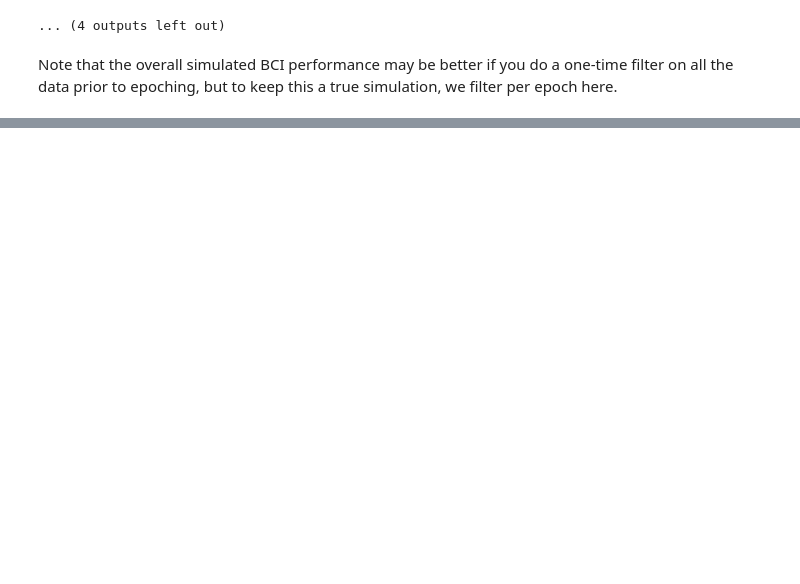
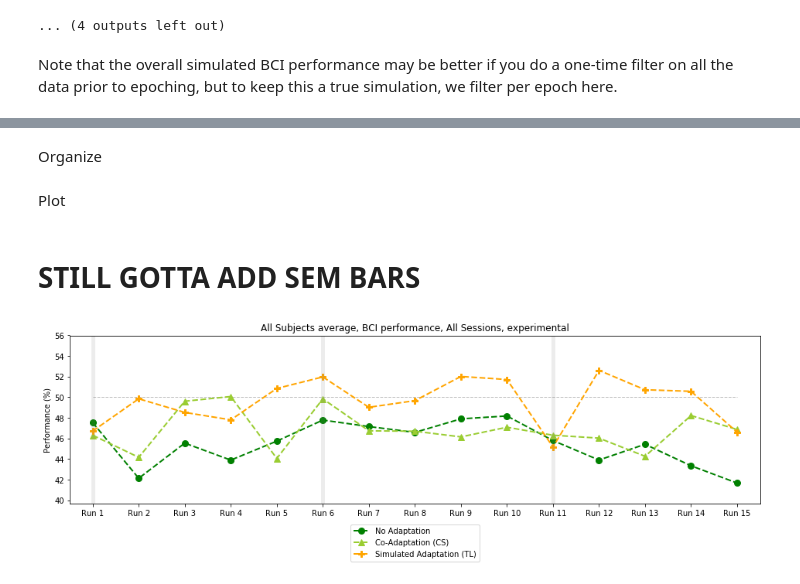
Before and after one commit to lpjiang97/EEG-CoAdaptation, a Jupyter notebook: Analysis/Plot_Performance_Over_All_Sessions.ipynb, the cells around one changed output, grey strips where cells are left out. Cells and saved outputs as stored; diff of their text form; code cells hidden in the pictures; blank space fills up the shorter version.

```diff
--- a/Analysis/Plot_Performance_Over_All_Sessions.ipynb
+++ b/Analysis/Plot_Performance_Over_All_Sessions.ipynb
@@ -656,6 +691,7 @@ subject_group_all = [1,1,1,1,1,1,1,1,2,2,2,2,2,2,2,2,2,2]
 orig_scores = list()
 sim_scores = list()
 sim_TL_scores = list()
+actual_scores = list()
 X_orig_all = dict()
 y_orig_all = dict()
 X_sim_all = dict()
@@ -735,6 +771,11 @@ for subjID in subjID_all:
             X_sim_TL_all[counter] = X
             y_sim_TL_all[counter] = y
 
+            # Get behavioral score for not simulated
+            actual, TL = GetBehavioralTL_single(runOfInt, behavioralData, hasBaseline)
+            correct_all = len(np.where(TL==actual)[0])/len(TL)*100
+            actual_scores.append(correct_all)
+
             # Store values
             orig_scores.append(orig_score)
             sim_scores.append(sim_score)
@@ -743,4 +784,5 @@ for subjID in subjID_all:
             clf_sim_all[counter] = clf_sim
             clf_sim_TL_all[counter] = clf_sim_TL
             counter += 1
+
     subject_count += 1
@@ -748,0 +860,2 @@ for subjID in subjID_all:
+# %% [markdown]
+Organize
@@ -748,0 +903,40 @@ for subjID in subjID_all:
+# %% [markdown]
+Plot
+# %%
+min_all = np.min([np.min(co_adaptation_means),np.min(no_adaptation_means),
+                  np.min(sim_scores_adapt_means),np.min(sim_scores_no_adapt_means)])
+max_all = np.max([np.max(co_adaptation_means),np.max(no_adaptation_means),
+                  np.max(sim_scores_adapt_means),np.max(sim_scores_no_adapt_means)])
+# %% [markdown]
+# STILL GOTTA ADD SEM BARS
+# %%
+fig = plt.figure(figsize=(16,4))
+
+plt.plot(no_adaptation_means, color='green', marker='o', markersize=8,
+         linestyle='dashed', linewidth=2)
+#plt.errorbar()
+plt.plot(co_adaptation_means, color='yellowgreen', marker='^', markersize=8,
+     linestyle='dashed', linewidth=2)
+plt.plot(sim_TL_scores_means, color='orange', marker='P', markersize=8,
+     linestyle='dashed', linewidth=2)
+plt.title('All Subjects average, BCI performance, All Sessions, ' + model_type)
+lgd = plt.legend(['No Adaptation','Co-Adaptation (CS)','Simulated Adaptation (TL)','Chance'],
+          loc='upper center', bbox_to_anchor=(0.5, -0.10))
+# Plot properties
+plt.xticks([0, 1, 2, 3, 4, 5, 6, 7, 8, 9, 10, 11, 12, 13, 14],
+           ['Run 1','Run 2','Run 3','Run 4','Run 5','Run 6','Run 7','Run 8','Run 9','Run 10',
+           'Run 11','Run 12','Run 13','Run 14','Run 15'])
+plt.ylabel('Performance (%)')
+plt.hlines(y=50, xmin=0, xmax=14, color='gray', linestyles='dashed',
+           linewidth=1, alpha=0.5)
+plt.axvline(x=0, alpha=0.15, linewidth=5, color='gray', linestyle='solid')
+plt.axvline(x=5, alpha=0.15, linewidth=5, color='gray', linestyle='solid')
+plt.axvline(x=10, alpha=0.15, linewidth=5, color='gray', linestyle='solid')
+plt.ylim([min_all-2, max_all+2])
+plt.xlim([-0.5,14.5])
+
+plt.show()
+fig.savefig('Figures/' + subjID + '_Performance_Session-all_' + model_type + '.png',
+            bbox_extra_artists=(lgd,), bbox_inches='tight')
+# %% [output]
+[figure, added]
```
Also changed, not shown: parts of 13 cells of this notebook, 3 other files.
